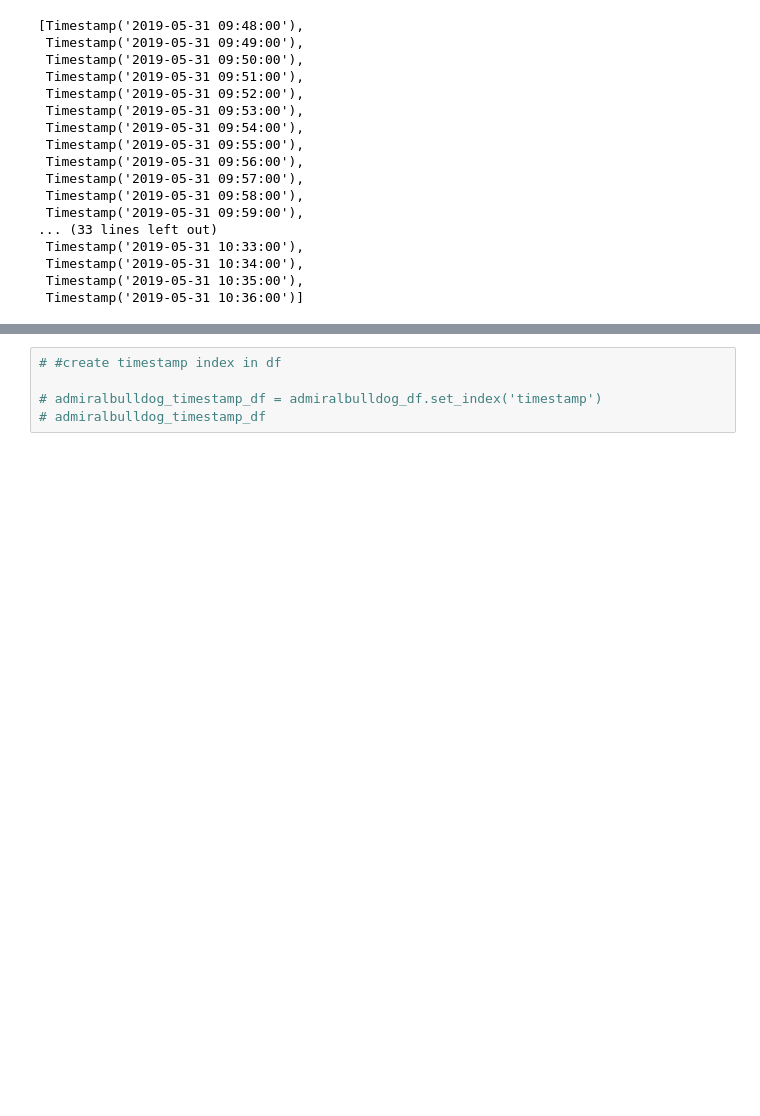
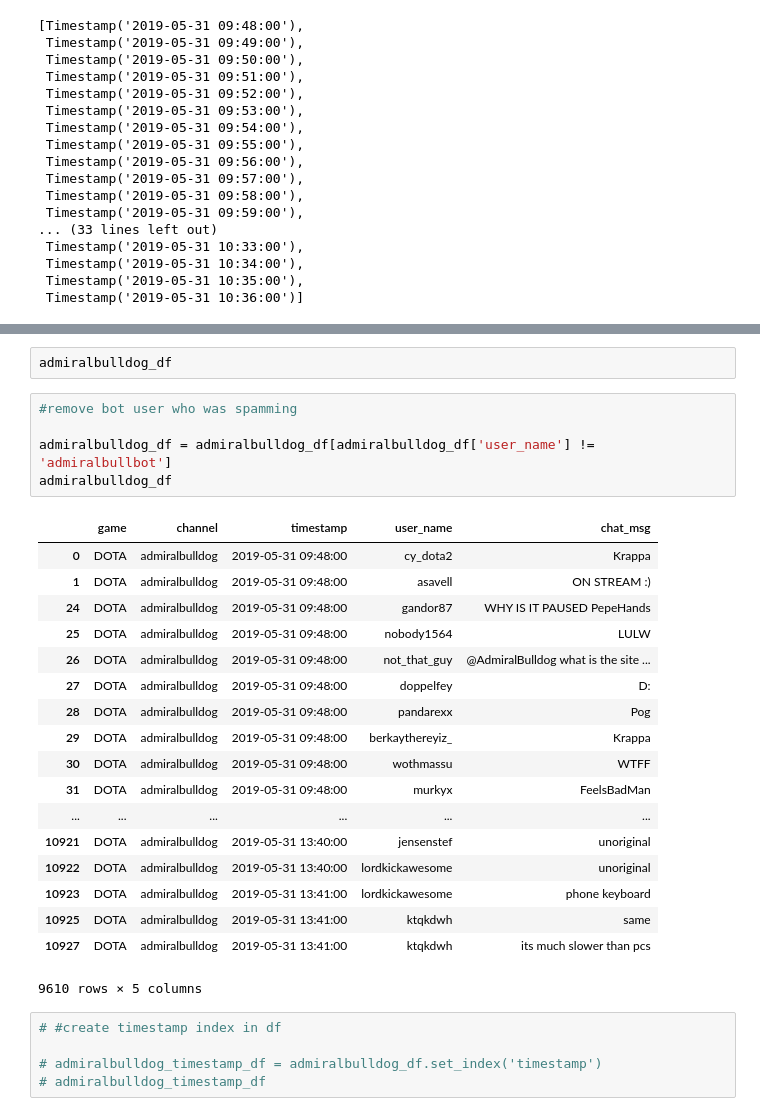
Before and after one commit to mik3up/Twitch-Chat-Analysis, a Jupyter notebook: src/twitch_chat_EDA.ipynb, the cells around one changed output, grey strips where cells are left out. Drawn from its saved outputs; the diff is of its cells as text; blank space fills up the shorter version.

```diff
--- a/src/twitch_chat_EDA.ipynb
+++ b/src/twitch_chat_EDA.ipynb
@@ -548,3 +581,29 @@ admiralbulldog_df
+# %%
+admiralbulldog_df
+# %%
+#remove bot user who was spamming
+
+admiralbulldog_df = admiralbulldog_df[admiralbulldog_df['user_name'] != 'admiralbullbot']
+admiralbulldog_df
+# %% [output]
+|  | game | channel | timestamp | user_name | chat_msg |
+| 0 | DOTA | admiralbulldog | 2019-05-31 09:48:00 | cy_dota2 | Krappa |
+| 1 | DOTA | admiralbulldog | 2019-05-31 09:48:00 | asavell | ON STREAM :) |
+| 24 | DOTA | admiralbulldog | 2019-05-31 09:48:00 | gandor87 | WHY IS IT PAUSED PepeHands |
+| 25 | DOTA | admiralbulldog | 2019-05-31 09:48:00 | nobody1564 | LULW |
+| 26 | DOTA | admiralbulldog | 2019-05-31 09:48:00 | not_that_guy | @AdmiralBulldog what is the site ... |
+| 27 | DOTA | admiralbulldog | 2019-05-31 09:48:00 | doppelfey | D: |
+| 28 | DOTA | admiralbulldog | 2019-05-31 09:48:00 | pandarexx | Pog |
+| 29 | DOTA | admiralbulldog | 2019-05-31 09:48:00 | berkaythereyiz_ | Krappa |
+| 30 | DOTA | admiralbulldog | 2019-05-31 09:48:00 | wothmassu | WTFF |
+| 31 | DOTA | admiralbulldog | 2019-05-31 09:48:00 | murkyx | FeelsBadMan |
+| ... | ... | ... | ... | ... | ... |
+| 10921 | DOTA | admiralbulldog | 2019-05-31 13:40:00 | jensenstef | unoriginal |
+| 10922 | DOTA | admiralbulldog | 2019-05-31 13:40:00 | lordkickawesome | unoriginal |
+| 10923 | DOTA | admiralbulldog | 2019-05-31 13:41:00 | lordkickawesome | phone keyboard |
+| 10925 | DOTA | admiralbulldog | 2019-05-31 13:41:00 | ktqkdwh | same |
+| 10927 | DOTA | admiralbulldog | 2019-05-31 13:41:00 | ktqkdwh | its much slower than pcs |
+9610 rows × 5 columns
 # %%
 # #create timestamp index in df
 
```
Also changed, not shown: parts of 28 cells of this notebook, 1 other file.
